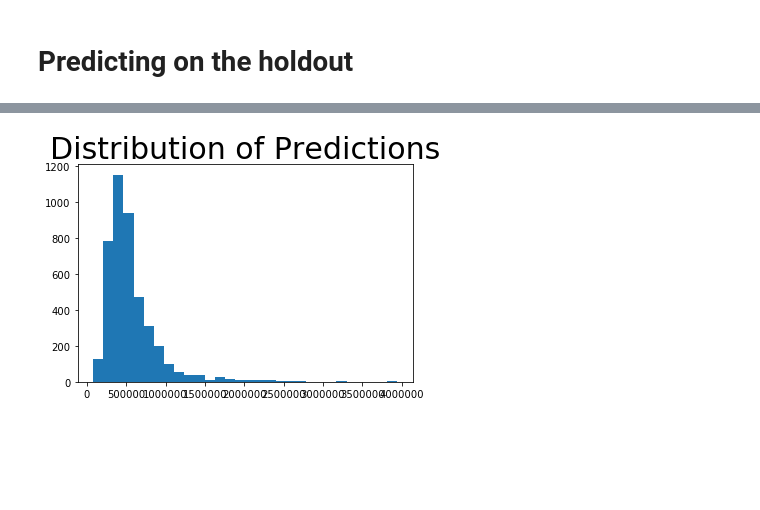
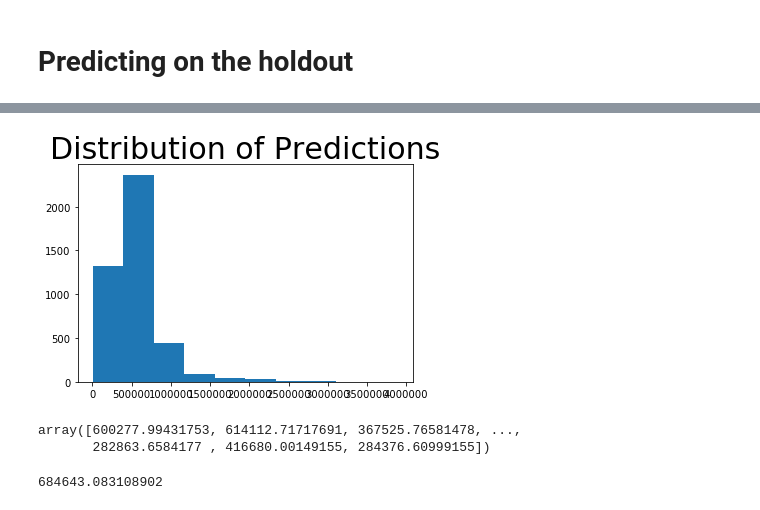
Before and after one commit to brenfrrs/kings_county_housing, a Jupyter notebook: holdout_data_prediction.ipynb, the cells around one changed output, grey strips where cells are left out. Cells and saved outputs as stored; diff of their text form; code cells hidden in the pictures; blank space fills up the shorter version.

Commit message:
fixed issue with predictions, removed census data from model to prevent overfit. 140k rmse

```diff
--- a/holdout_data_prediction.ipynb
+++ b/holdout_data_prediction.ipynb
@@ -44,7 +44,7 @@ holdout_data = pd.merge(holdout_data, census_data, left_on='zipcode', right_on='
 # Adding Features
 # %%
 holdout_data['home_age'] =  2015 - holdout_data.yr_built
-holdout_data['available_housing'] = holdout_data['total_housing_units'] - holdout_data['occupied_housing_units']
+#holdout_data['available_housing'] = holdout_data['total_housing_units'] - holdout_data['occupied_housing_units']
 
 #turning date into datetime so we can extract sale year/month
 holdout_data['date'] = pd.to_datetime(holdout_data['date'])
@@ -62,7 +62,7 @@ grade_dummies = pd.get_dummies(holdout_data['grade'], prefix='grade', drop_first
 month_dummies = pd.get_dummies(holdout_data['sale_month'], prefix='month', drop_first=True)
 zip_dummies = pd.get_dummies(holdout_data['zipcode'], prefix='zip', drop_first=True)
 # %%
-holdout_data = holdout_data.drop(['postoffice','id','zipcode','sale_month','waterfront', 'view', 'condition', 'grade'], axis=1)
+holdout_data = holdout_data.drop(['id','zipcode','sale_month','waterfront', 'view', 'condition', 'grade'], axis=1)
 holdout_data = pd.concat([holdout_data, waterfront_dummies, view_dummies, condition_dummies, grade_dummies, month_dummies, zip_dummies], axis=1)
 # %% [markdown]
 # Removing Colinear Features
@@ -103,10 +95,10 @@ multicolinear_features(holdout_data)
 # %%
-holdout_data.drop(['zip_98003',
-                    'owned_household_with_mortgage',
-                    'houses_owned_outright',
-                    'land_area',
-                    'occupied_housing_units',
-                    'total_housing_units',
+holdout_data.drop([#'zip_98003',
+                    #'owned_household_with_mortgage',
+                    #'houses_owned_outright',
+                    #'land_area',
+                    #'occupied_housing_units',
+                    #'total_housing_units',
                     'sqft_living',
                     'condition_3'], axis=1, inplace=True)
 # %%
@@ -388,7 +380,7 @@ import pickle
 
 final_model = pickle.load(open('final_model.pickle', 'rb'))
 # %%
-preds = final_model.predict(holdout_data)
+preds = final_model.predict(df_poly[selected_columns])
 # %%
 predictions = pd.DataFrame(preds, columns=['holdout_pred'])
 
@@ -411,6 +403,15 @@ predictions.sort_values(by='holdout_pred',ascending=True)
 4323 rows × 1 columns
 # %%
-plt.hist(preds, bins=30);
+plt.hist(preds, bins=10);
 plt.title('Distribution of Predictions', size=30);
 # %% [output]
-[figure, old version]
+[figure, new version]
+# %%
+preds
+# %% [output]
+array([600277.99431753, 614112.71717691, 367525.76581478, ...,
+       282863.6584177 , 416680.00149155, 284376.60999155])
+# %%
+predictions.loc[3564][0]
+# %% [output]
+684643.083108902
```
Also changed, not shown: parts of 8 cells of this notebook, 1 other file.
